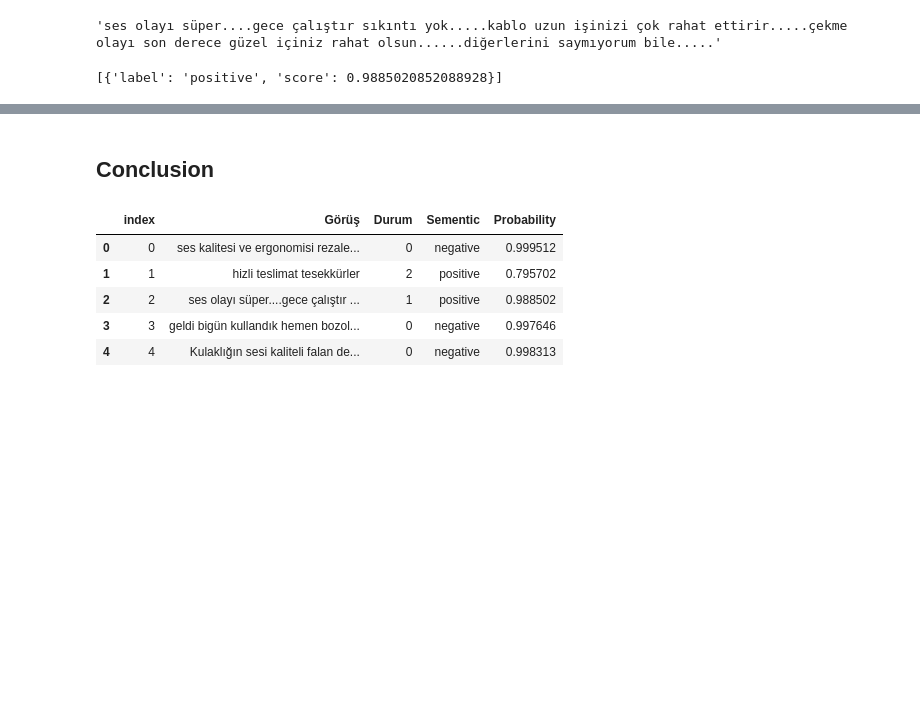
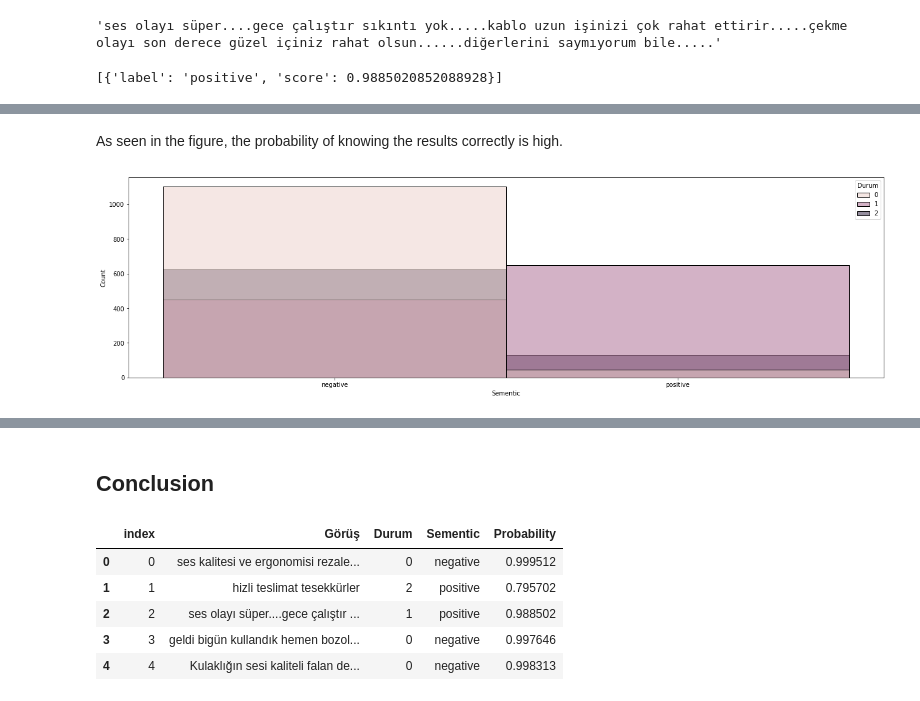
Before and after one commit to Gulfem93/MagazaYorumlariSementicAnalysis, a Jupyter notebook: MagazaYorumlarıSementicAnalysis.ipynb, the cells around one changed output, grey strips where cells are left out. Drawn from its saved outputs; the diff is of its cells as text; code cells hidden in the pictures; blank space fills up the shorter version.

```diff
--- a/MagazaYorumlarıSementicAnalysis.ipynb
+++ b/MagazaYorumlarıSementicAnalysis.ipynb
@@ -167,0 +243,8 @@ data["Probability"] = pd.DataFrame(data = score_list, index = range(len(score_li
+# %% [markdown]
+As seen in the figure, the probability of knowing the results correctly is high.
+# %%
+plt.figure(figsize = (22, 6))
+sns.histplot(data = data, x = "Sementic", hue = "Durum")
+plt.show()
+# %% [output]
+[figure, added]
```
Also changed, not shown: parts of 17 cells of this notebook.
